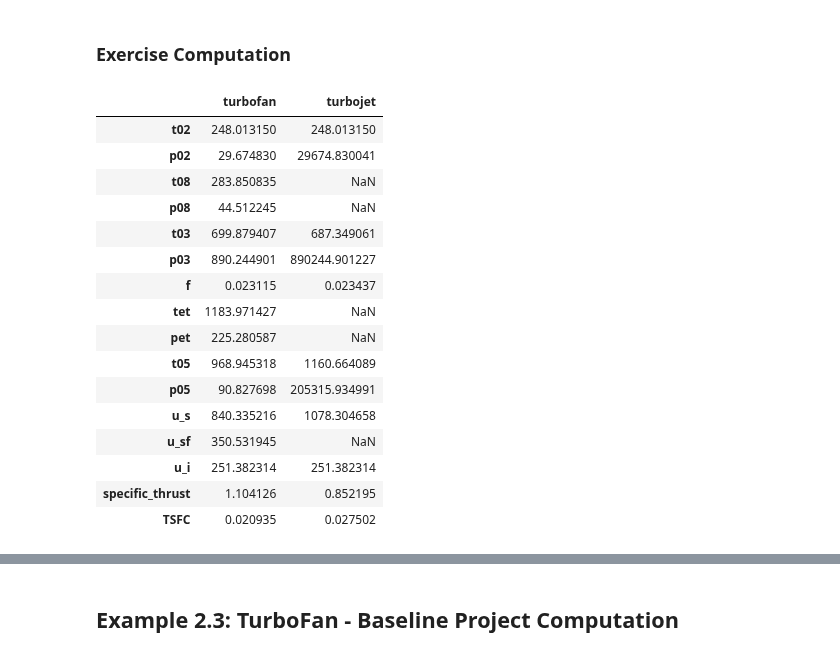
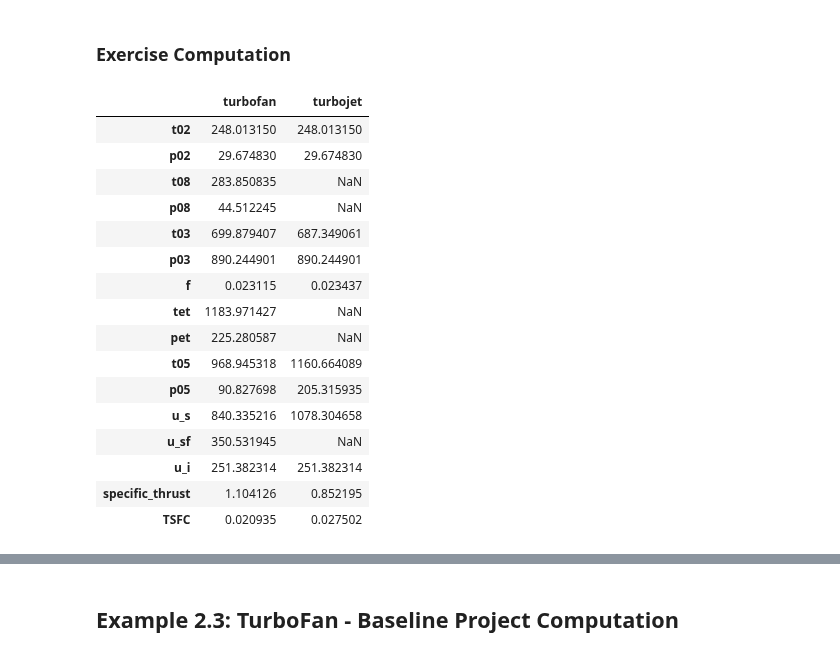
Before and after one commit to jonasdegrave/gas-turbine, a Jupyter notebook: caderno_curso_examplos.ipynb, the cells around one changed output, grey strips where cells are left out. Cells and saved outputs as stored; diff of their text form; code cells hidden in the pictures.

```diff
--- a/caderno_curso_examplos.ipynb
+++ b/caderno_curso_examplos.ipynb
@@ -116,57 +137,67 @@ Operating Parameters:
 ### Exercise Computation
 # %%
 values_ex2_2 = {
-    'ta':216.7,
-    'pa':18.750,
-    'n_d':0.97,
-    'n_c':0.85,
-    'n_f':0.85,
-    'n_b':1,
-    'n_t':0.9,
-    'n_tf':0.9,
-    'n_n':0.98,
-    'n_nf':0.98,
-    'gamma_d':1.4,
-    'gamma_f':1.4,
-    'gamma_c':1.37,
-    'gamma_b':1.35,
-    'gamma_t':1.33,
-    'gamma_tf':1.33,
-    'gamma_n':1.36,
-    'gamma_nf':1.4,
-    'prc':20,
-    'prf':1.5,
-    'bypass_ratio':5,
-    'pc_fuel':45000,
-    'cp_fuel':1.110,
-    'r':288.3,
-    't04':1600,
-    'mach':0.85
-    }
+    'ta': 216.7,         # Temperatura ambiente
+    'pa': 18.750,        # Pressão atmosférica
+    'n_d': 0.97,         # eficiência do difusor
+    'n_c': 0.85,         # eficiência do compressor
+    'n_f': 0.85,         # eficiência do fan
+    'n_b': 1,            # eficiência na combustão
+    'n_t': 0.9,          # eficiência da turbina
+    'n_tf': 0.9,         # eficiência da turbina do fan
+    'n_n': 0.98,         # eficiência do bocal
+    'n_nf': 0.98,        # eficiência do bocal do fan
+    'gamma_d': 1.4,      # gamma no difusor
+    'gamma_f': 1.4,      # gamma no fan
+    'gamma_c': 1.37,     # gamma no compressor
+    'gamma_b': 1.35,     # gamma na combustão
+    'gamma_t': 1.33,     # gamma na turbina
+    'gamma_tf': 1.33,    # gamma na turbina do fan
+    'gamma_n': 1.36,     # gamma no bocal
+    'gamma_nf': 1.4,     # gamma no bocal do fan
+    'prc': 20,           # Taxa de compressão - compressor
+    'prf': 1.5,          # Taxa de compressão - fan
+    'bypass_ratio': 5,   # razão de passagem
+    'pc_fuel': 45000,    # Poder Calorífico do combustível
+    'cp_fuel': 1.110,    # Capacidade calorífica do ar no combustor
+    'r': 288.3,          # R médio do ar
+    't04': 1600,         # Temperatura na saída da camera de combustão
+    'mach': 0.85         # mach de voo
+}
 
-turbofan = mf.TurboFan(values_ex2_2)
-target = ['t02','p02','t08','p08','t03', 'p03', 'f','tet','pet', 't05', 'p05', 'u_s', 'u_sf','u_i', 'specific_thrust', 'TSFC']
-result_2_2 = (
+turbofan = mf.TurboFan(values_ex2_2)    # Instanciando o motor
+target = [                              # Variáveis de interesse
+    't02', 'p02',
+    't08', 'p08',
+    't03', 'p03',
+    'f',
+    'tet', 'pet',
+    't05', 'p05',
+    'u_s', 'u_sf', 'u_i',
+    'specific_thrust', 'TSFC'
+]
+result_2_2 = (                          # Selecionando valores
     turbofan.sumarise().
     append(turbofan.sumarise_results()).
     loc[target]
 )
 result_2_2.columns = ['turbofan']
-result_2_2['turbojet'] = result_2_1
+result_2_2['turbojet'] = result_2_1     # Juntando resultados
+
 result_2_2
 # %% [output]
 |  | turbofan | turbojet |
 | t02 | 248.013150 | 248.013150 |
-| p02 | 29.674830 | 29674.830041 |
+| p02 | 29.674830 | 29.674830 |
 | t08 | 283.850835 | NaN |
 | p08 | 44.512245 | NaN |
 | t03 | 699.879407 | 687.349061 |
-| p03 | 890.244901 | 890244.901227 |
+| p03 | 890.244901 | 890.244901 |
 | f | 0.023115 | 0.023437 |
 | tet | 1183.971427 | NaN |
 | pet | 225.280587 | NaN |
 | t05 | 968.945318 | 1160.664089 |
-| p05 | 90.827698 | 205315.934991 |
+| p05 | 90.827698 | 205.315935 |
 | u_s | 840.335216 | 1078.304658 |
 | u_sf | 350.531945 | NaN |
 | u_i | 251.382314 | 251.382314 |
```
Also changed, not shown: parts of 5 cells of this notebook.
